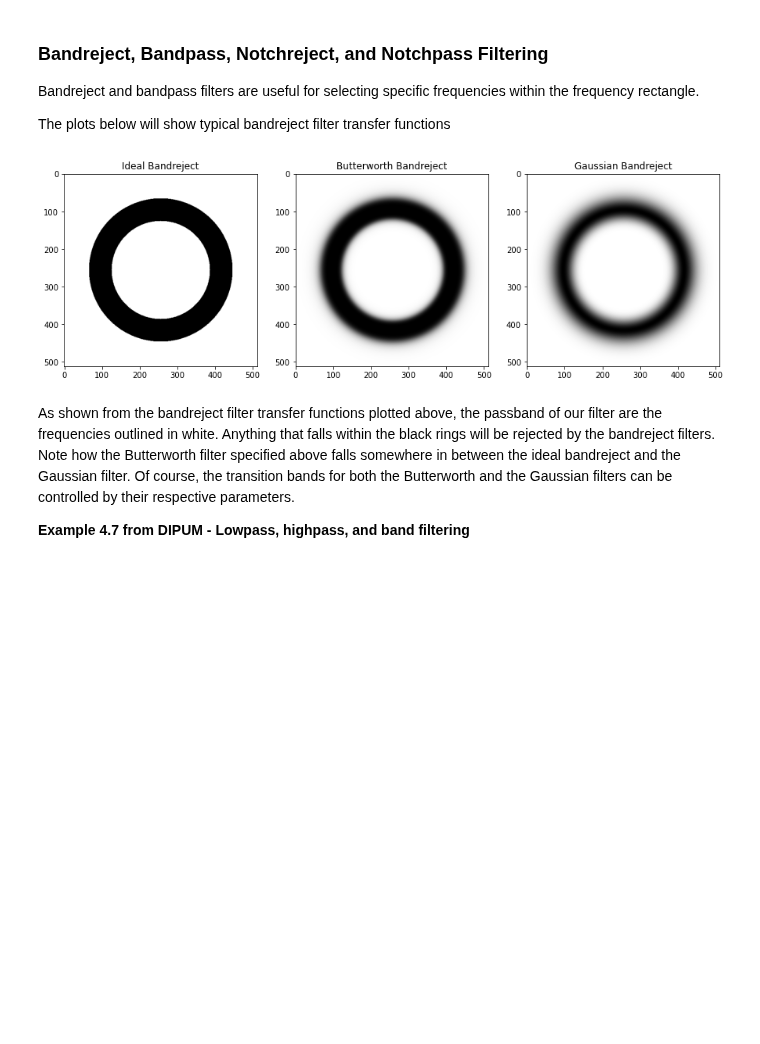
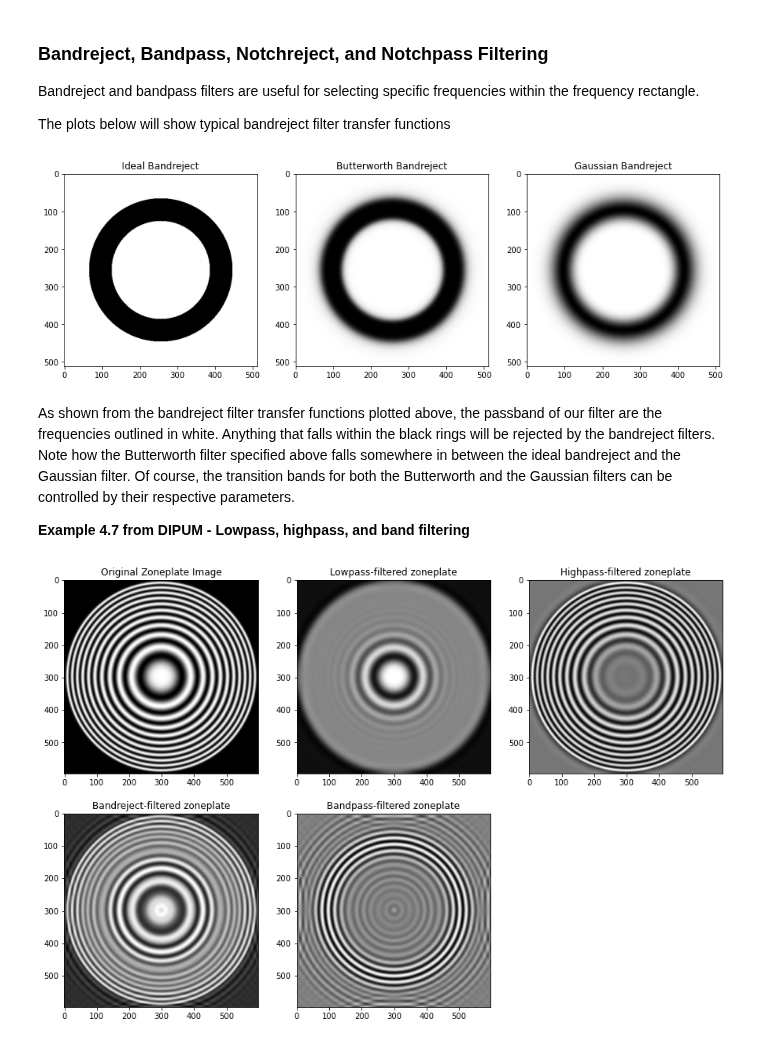
Before and after one commit to ecolon08/Digital-Image-Processing, a Jupyter notebook: Frequency_Domain_Filtering/ec_dip_freq_dom_filt_01.ipynb, the cells around one changed output. Drawn from its saved outputs; the diff is of its cells as text; code cells hidden in the pictures; blank space fills up the shorter version.

Commit message:
add example 4.7 to freq domain notebook. Fix case when kernel and image are of the same size in dft_filt

```diff
--- a/Frequency_Domain_Filtering/ec_dip_freq_dom_filt_01.ipynb
+++ b/Frequency_Domain_Filtering/ec_dip_freq_dom_filt_01.ipynb
@@ -556,3 +556,72 @@ Butterworth filter specified above falls somewhere in between the ideal bandreje
 the transition bands for both the Butterworth and the Gaussian filters can be controlled by their respective parameters.
 
 **Example 4.7 from DIPUM - Lowpass, highpass, and band filtering**
+# %%
+# load zoneplate image
+img_zoneplate = io.imread('./images/zoneplate.tif')
+
+# display the original image
+#plt.figure()
+
+fig_znplate, ax_znplate = plt.subplots(2,3,figsize=(15,10))
+ax_znplate = ax_znplate.ravel()
+
+
+ax_znplate[0].imshow(img_zoneplate, cmap='gray')
+ax_znplate[0].set_title('Original Zoneplate Image');
+
+M, N = img_zoneplate.shape
+
+# lowpass filter the image
+
+# get lowpass xfr function
+lp_znplate = ec_img_utils.lp_butterworth(M, N, 15, 3)
+
+# filter the image
+img_zn_lp = ec_img_utils.dft_filt(img_zoneplate, lp_znplate, pad_method = 'constant')
+
+# display filtered image
+
+ax_znplate[1].imshow(img_zn_lp, cmap='gray')
+ax_znplate[1].set_title('Lowpass-filtered zoneplate');
+
+# highpass filtering
+hp_znplate = ec_img_utils.hp_filter('butterworth', M, N, 15, 3)
+
+# filter the image
+img_zn_hp = ec_img_utils.dft_filt(img_zoneplate, hp_znplate, pad_method = 'constant')
+
+ax_znplate[2].imshow(img_zn_hp, cmap='gray')
+ax_znplate[2].set_title('Highpass-filtered zoneplate');
+
+# bandreject filtering
+bnd_rej_znplate = ec_img_utils.bandfilter({'type': 'butterworth',
+                                           'M': M,
+                                           'N': N,
+                                           'C0': 30,
+                                           'W': 8,
+                                           'n': 3,
+                                           'bandpass_flag': False})
+
+img_zn_hp = ec_img_utils.dft_filt(img_zoneplate, bnd_rej_znplate, pad_method = 'constant')
+
+ax_znplate[3].imshow(img_zn_hp, cmap='gray')
+ax_znplate[3].set_title('Bandreject-filtered zoneplate');
+
+# bandpass filtering
+bnd_pass_znplate = ec_img_utils.bandfilter({'type': 'butterworth',
+                                           'M': M,
+                                           'N': N,
+                                           'C0': 30,
+                                           'W': 8,
+                                           'n': 3,
+                                           'bandpass_flag': True})
+
+img_zn_hp = ec_img_utils.dft_filt(img_zoneplate, bnd_pass_znplate, pad_method = 'constant')
+
+ax_znplate[4].imshow(img_zn_hp, cmap='gray')
+ax_znplate[4].set_title('Bandpass-filtered zoneplate');
+
+fig_znplate.delaxes(ax_znplate[5])
+# %% [output]
+[figure, added]
```
Also changed, not shown: parts of 1 cell of this notebook, 1 other file.
